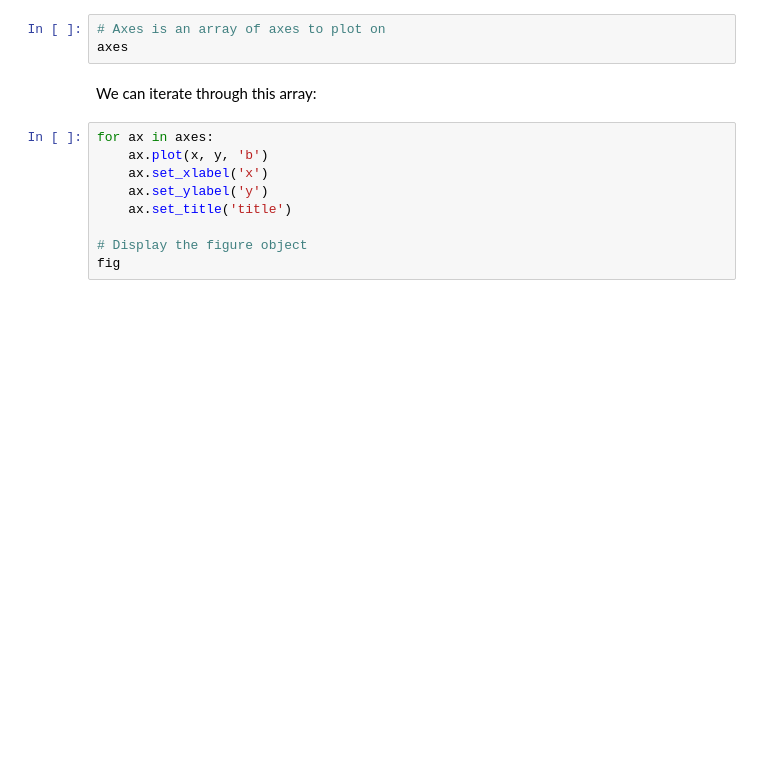
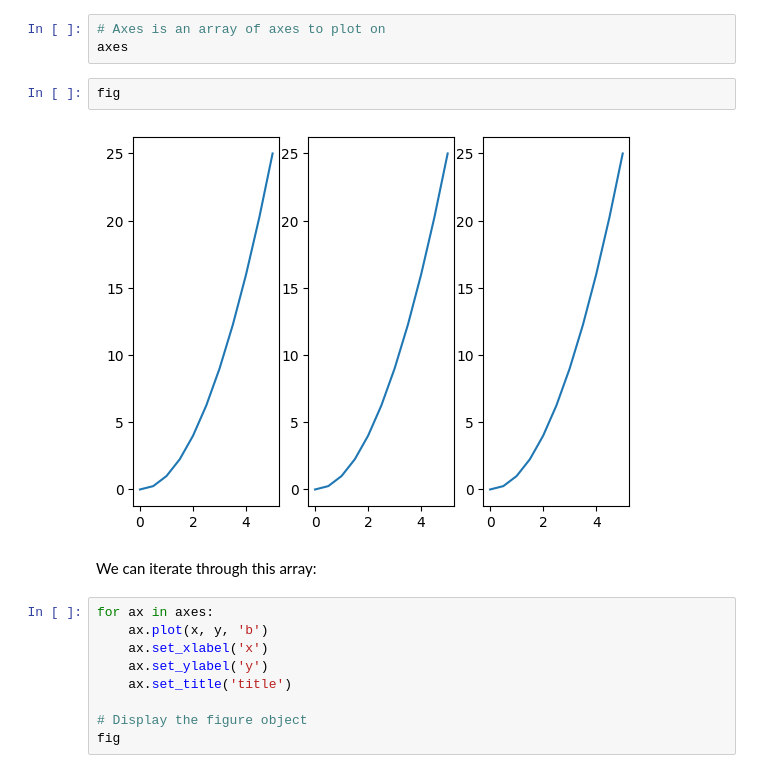
Before and after one commit to Danielcoffee/data_scientist_bootcamp, a Jupyter notebook: 05-Data-Visualization-with-Matplotlib/01-Matplotlib Concepts Lecture.ipynb, the cells around one changed output. Drawn from its saved outputs; the diff is of its cells as text; blank space fills up the shorter version.

```diff
--- a/05-Data-Visualization-with-Matplotlib/01-Matplotlib Concepts Lecture.ipynb
+++ b/05-Data-Visualization-with-Matplotlib/01-Matplotlib Concepts Lecture.ipynb
@@ -185,6 +191,10 @@ fig, axes = plt.subplots(nrows=1, ncols=3)
 # %%
 # Axes is an array of axes to plot on
 axes
+# %%
+fig
+# %% [output]
+[figure, added]
 # %% [markdown]
 We can iterate through this array:
 # %%
```
Also changed, not shown: parts of 1 cell of this notebook.
